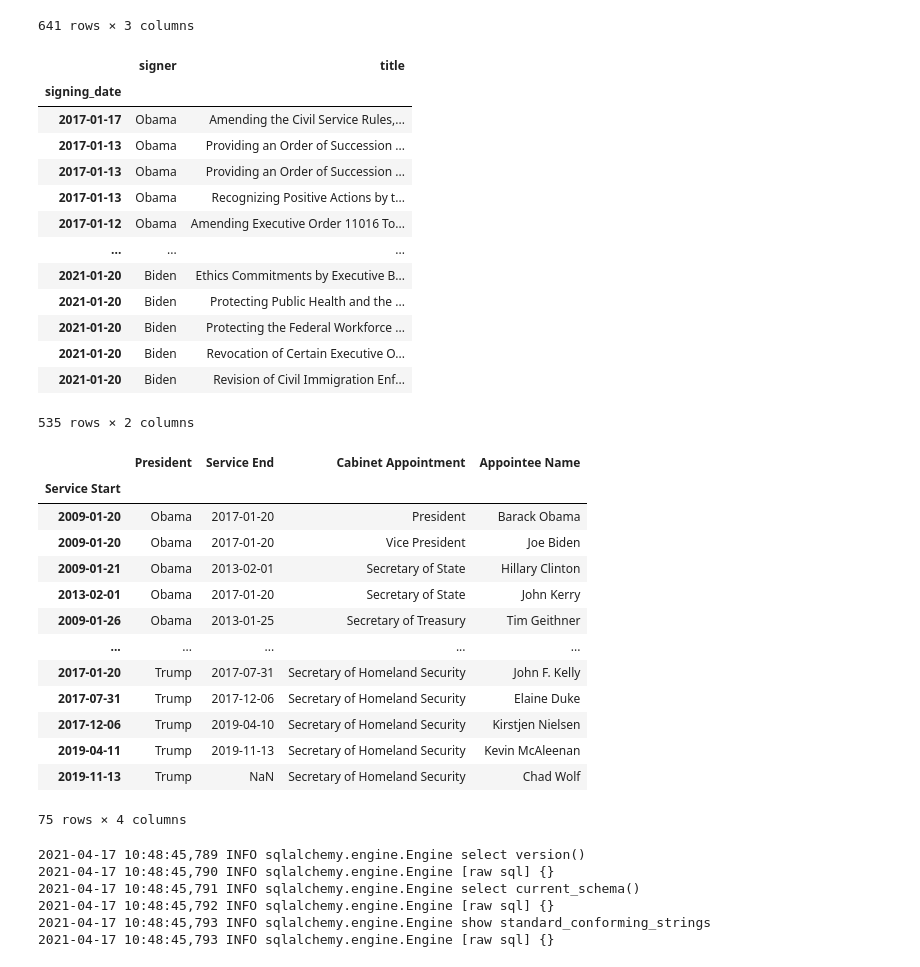
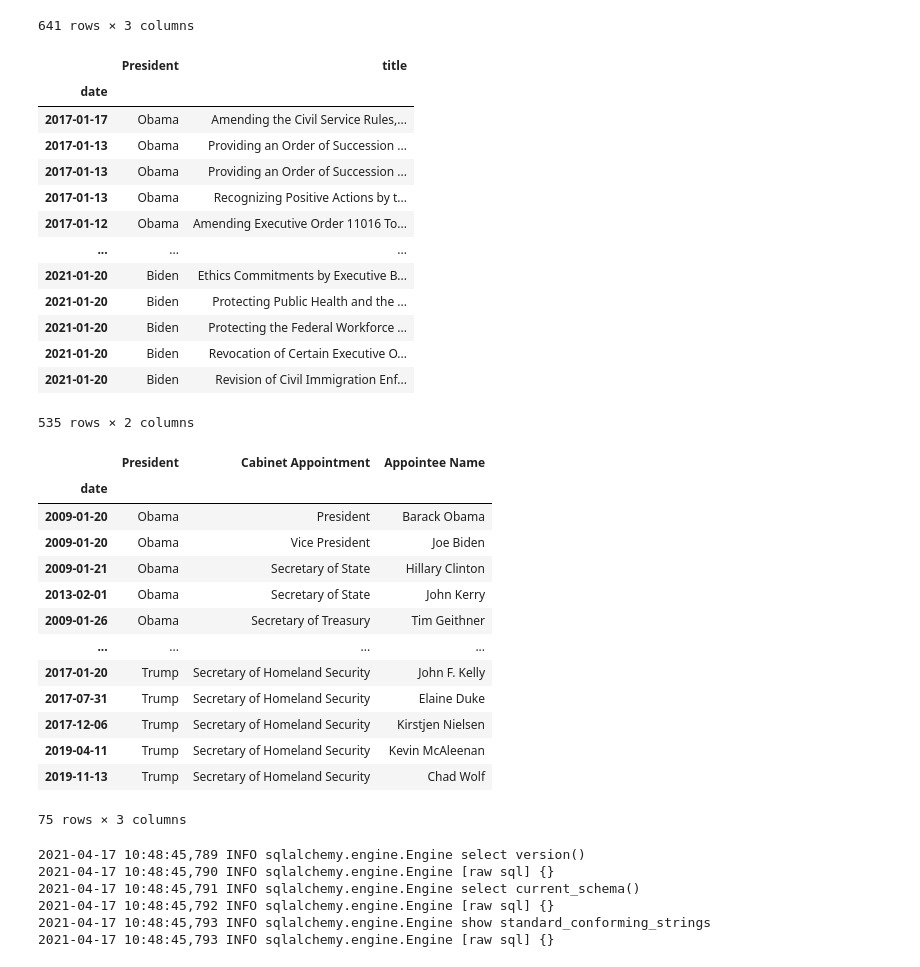
Before and after one commit to AIndian/ETL-Project, a Jupyter notebook: Load/SQLLoad.ipynb, the cells around one changed output. Cells and saved outputs as stored; diff of their text form; code cells hidden in the pictures.

```diff
--- a/Load/SQLLoad.ipynb
+++ b/Load/SQLLoad.ipynb
@@ -27,11 +27,12 @@ dia_df
 EO_file = '../eo_df.csv'
 EO_df = pd.read_csv(EO_file)
 EO_df = EO_df.drop(EO_df.columns[[0]], axis=1)
-EO_df=EO_df.set_index('signing_date')
+EO_df= EO_df.rename(columns = {'signing_date':'date', 'signer':'President'})
+EO_df=EO_df.set_index('date')
 EO_df
 # %% [output]
-|  | signer | title |
-| signing_date |  |  |
+|  | President | title |
+| date |  |  |
 | 2017-01-17 | Obama | Amending the Civil Service Rules,... |
 | 2017-01-13 | Obama | Providing an Order of Succession ... |
 | 2017-01-13 | Obama | Providing an Order of Succession ... |
@@ -47,24 +48,25 @@ EO_df
 # %%
 EA_file = '../Main/appointments.csv'
 EA_df = pd.read_csv(EA_file)
-EA_df = EA_df.drop(EA_df.columns[[0, 1]], axis=1)
-EA_df = EA_df.set_index('Service Start')
+EA_df = EA_df.drop(EA_df.columns[[0, 1, 4]], axis=1)
+EA_df = EA_df.rename(columns = {'Service Start':'date'})
+EA_df = EA_df.set_index('date')
 EA_df
 # %% [output]
-|  | President | Service End | Cabinet Appointment | Appointee Name |
-| Service Start |  |  |  |  |
-| 2009-01-20 | Obama | 2017-01-20 | President | Barack Obama |
-| 2009-01-20 | Obama | 2017-01-20 | Vice President | Joe Biden |
-| 2009-01-21 | Obama | 2013-02-01 | Secretary of State | Hillary Clinton |
-| 2013-02-01 | Obama | 2017-01-20 | Secretary of State | John Kerry |
-| 2009-01-26 | Obama | 2013-01-25 | Secretary of Treasury | Tim Geithner |
-| ... | ... | ... | ... | ... |
-| 2017-01-20 | Trump | 2017-07-31 | Secretary of Homeland Security | John F. Kelly |
-| 2017-07-31 | Trump | 2017-12-06 | Secretary of Homeland Security | Elaine Duke |
-| 2017-12-06 | Trump | 2019-04-10 | Secretary of Homeland Security | Kirstjen Nielsen |
-| 2019-04-11 | Trump | 2019-11-13 | Secretary of Homeland Security | Kevin McAleenan |
-| 2019-11-13 | Trump | NaN | Secretary of Homeland Security | Chad Wolf |
+|  | President | Cabinet Appointment | Appointee Name |
+| date |  |  |  |
+| 2009-01-20 | Obama | President | Barack Obama |
+| 2009-01-20 | Obama | Vice President | Joe Biden |
+| 2009-01-21 | Obama | Secretary of State | Hillary Clinton |
+| 2013-02-01 | Obama | Secretary of State | John Kerry |
+| 2009-01-26 | Obama | Secretary of Treasury | Tim Geithner |
+| ... | ... | ... | ... |
+| 2017-01-20 | Trump | Secretary of Homeland Security | John F. Kelly |
+| 2017-07-31 | Trump | Secretary of Homeland Security | Elaine Duke |
+| 2017-12-06 | Trump | Secretary of Homeland Security | Kirstjen Nielsen |
+| 2019-04-11 | Trump | Secretary of Homeland Security | Kevin McAleenan |
+| 2019-11-13 | Trump | Secretary of Homeland Security | Chad Wolf |
-75 rows × 4 columns
+75 rows × 3 columns
 # %%
 connection_string = f"postgres:{code}@localhost:5432/presfin_db"
 engine = create_engine(f'postgresql://{connection_string}', echo= True)
```
